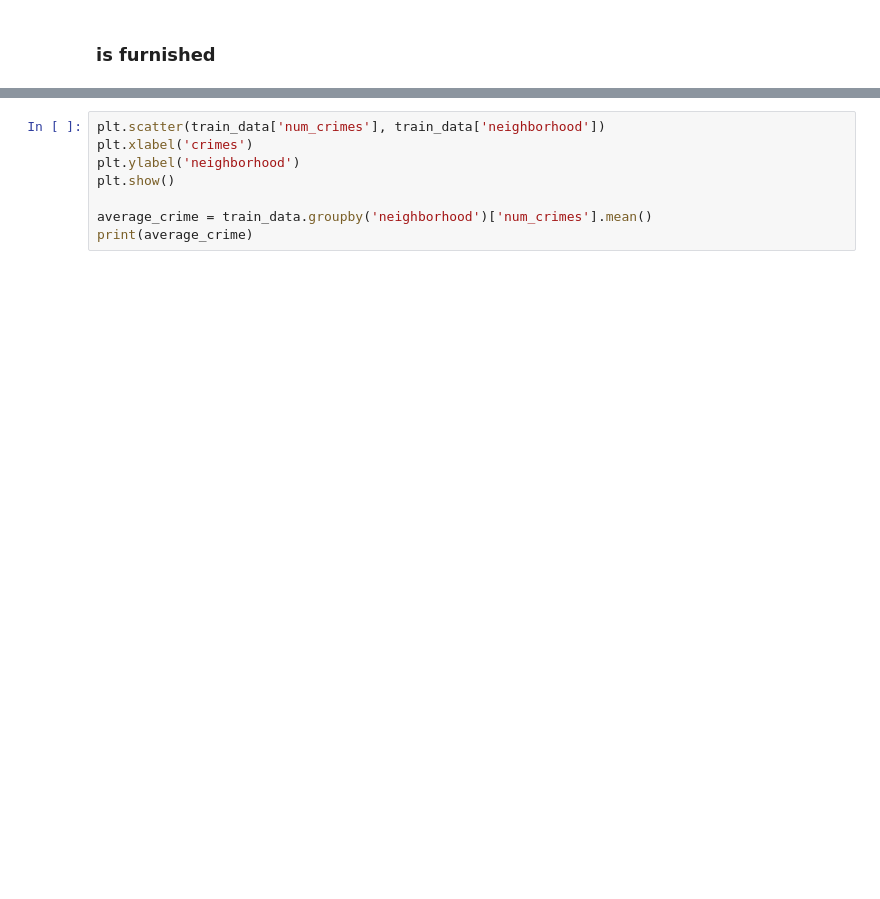
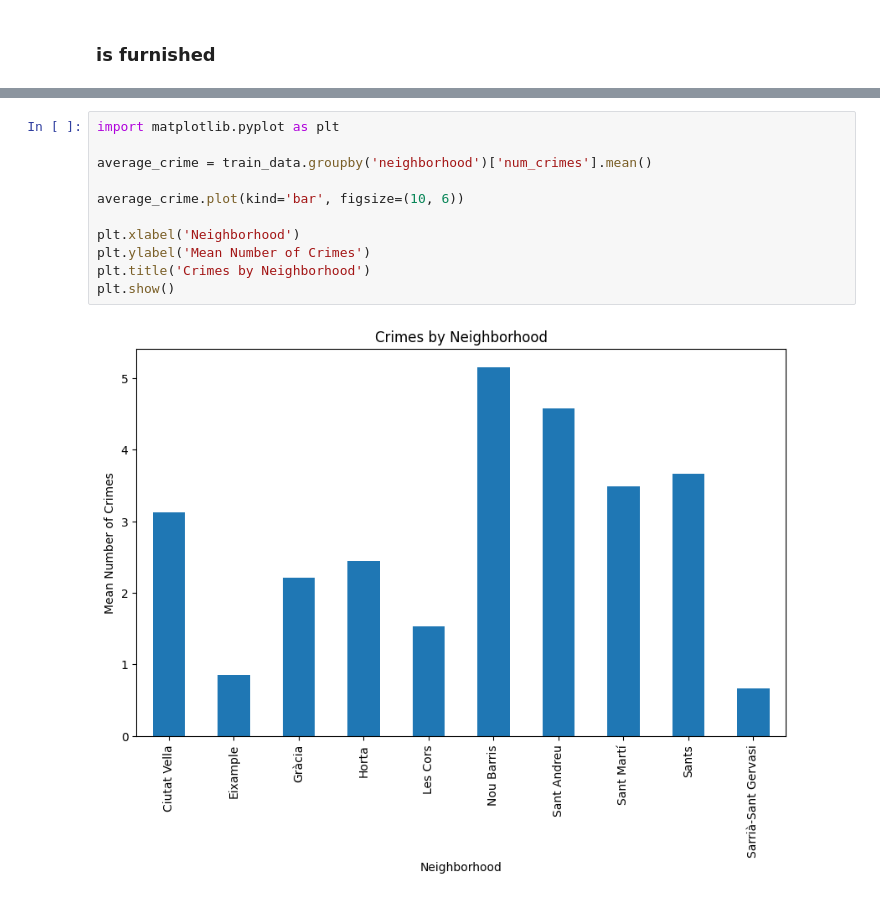
Before and after one commit to DenisProcyon/DSDM_ML_Pred, a Jupyter notebook: main.ipynb, the cells around one changed output, grey strips where cells are left out. Cells and saved outputs as stored; diff of their text form; blank space fills up the shorter version.

```diff
--- a/main.ipynb
+++ b/main.ipynb
@@ -828,11 +959,16 @@ print(average_price)
-# %%
-plt.scatter(train_data['num_crimes'], train_data['neighborhood'])
-plt.xlabel('crimes')
-plt.ylabel('neighborhood')
-plt.show()
-
-average_crime = train_data.groupby('neighborhood')['num_crimes'].mean()
-print(average_crime)
+# %%
+import matplotlib.pyplot as plt
+
+average_crime = train_data.groupby('neighborhood')['num_crimes'].mean()
+
+average_crime.plot(kind='bar', figsize=(10, 6))
+
+plt.xlabel('Neighborhood')
+plt.ylabel('Mean Number of Crimes')
+plt.title('Crimes by Neighborhood')
+plt.show()
+# %% [output]
+[figure, added]
 # %%
 plt.scatter(train_data['has_ac'], train_data['price'])
 plt.xlabel('ac')
```
Also changed, not shown: parts of 39 cells of this notebook.
